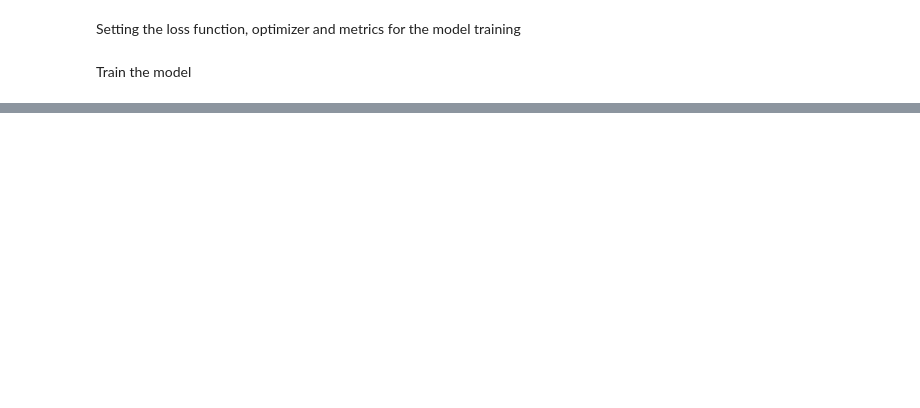
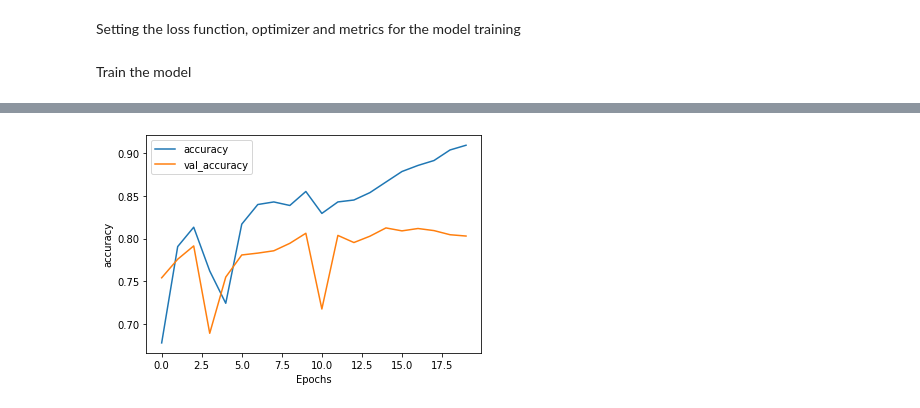
Before and after one commit to adrianuscharlie/ML-hate-speech-detection, a Jupyter notebook: notebook.ipynb, the cells around one changed output, grey strips where cells are left out. Drawn from its saved outputs; the diff is of its cells as text; code cells hidden in the pictures; blank space fills up the shorter version.

Commit message:
Train new model using bidirectional LSTM and do some revision in Skripsi Doc

```diff
--- a/notebook.ipynb
+++ b/notebook.ipynb
@@ -130,8 +131,8 @@ Create the model architecture
 model=tf.keras.models.Sequential([
         tf.keras.layers.Embedding(vocab_size, 64, input_length=max_len),
         tf.keras.layers.Bidirectional(tf.keras.layers.LSTM(64,return_sequences=True)),
-         tf.keras.layers.Bidirectional(tf.keras.layers.LSTM(64)),
-         tf.keras.layers.Dense(128,activation='relu'),
+        tf.keras.layers.Dense(128,activation='relu'),
+        tf.keras.layers.Dense(16,activation='relu'),
         tf.keras.layers.Dense(1, activation='sigmoid')
 ])
 model.summary()
@@ -181,0 +195,14 @@ Epoch 20/20
+# %%
+import matplotlib.pyplot as plt
+
+
+def plot_graphs(history, metric):
+  plt.plot(history.history[metric])
+  plt.plot(history.history['val_'+metric], '')
+  plt.xlabel("Epochs")
+  plt.ylabel(metric)
+  plt.legend([metric, 'val_'+metric])
+# %%
+plot_graphs(history=history,metric='accuracy')
+# %% [output]
+[figure, added]
```
Also changed, not shown: parts of 7 cells of this notebook, 4 other files.
